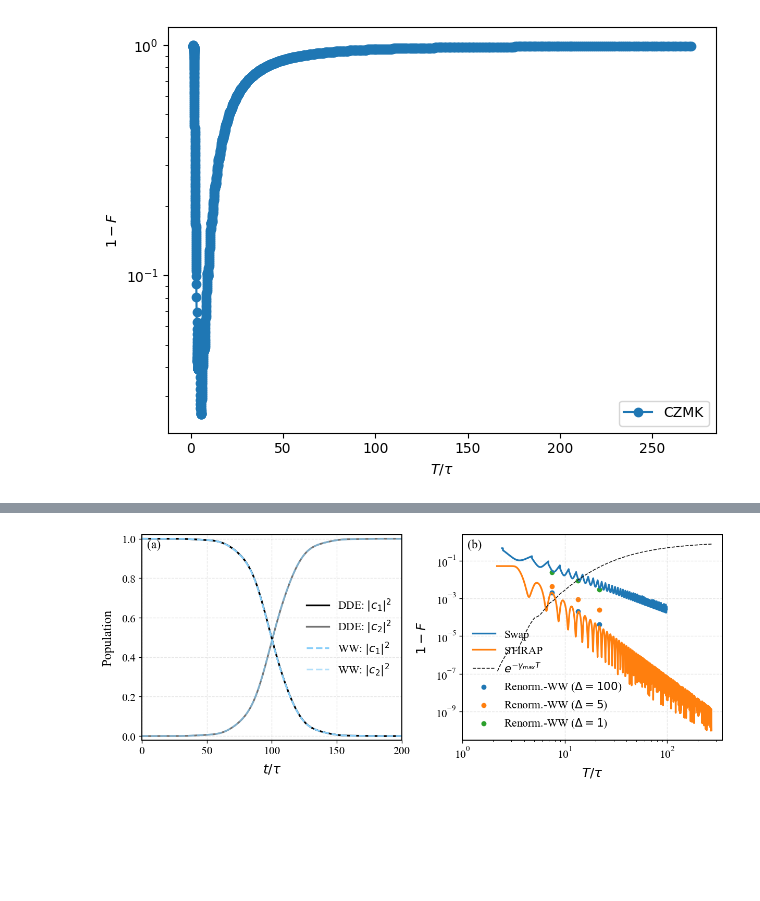
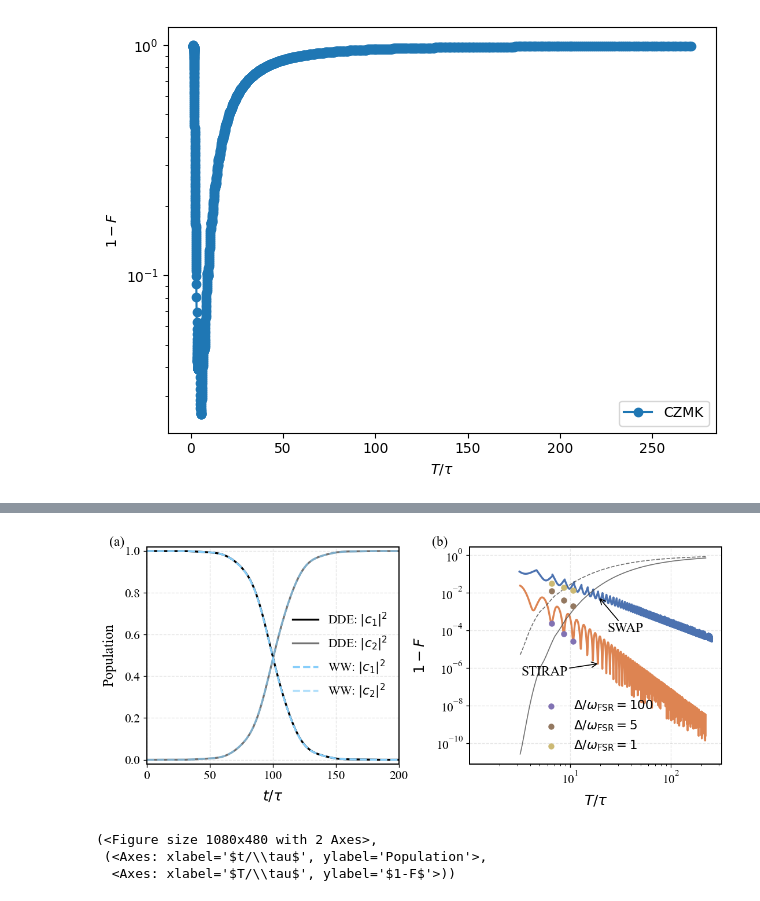
Before and after one commit to Taitoos2/non_markovian_qubit_swap, a Jupyter notebook: Idea_3.ipynb, the cells around one changed output, grey strips where cells are left out. Saved outputs shown, nothing was run; the diff lists cells and outputs as text; code cells hidden in the pictures; blank space fills up the shorter version.

Commit message:
add the plot for paper and appendix

```diff
--- a/Idea_3.ipynb
+++ b/Idea_3.ipynb
@@ -180,16 +164,15 @@ CZMK_Scan_T(T_list=T_list, gamma=gamma, tau=1, dt_max=0.001)
 # %%
 from expt_sets import fig_paper_QST_and_IF_vs_T
 
-from qnetwork.tools import set_plot_style
-
-set_plot_style()
-
-fig, ax = fig_paper_QST_and_IF_vs_T(
+fig_paper_QST_and_IF_vs_T(
     tau=1.0,
     gamma=0.1,
     T_dyn=200,
-    figsize=(10, 4),
-    save="idea3.pdf",
+    figsize=(7, 3.2),
+    save="figure_3.pdf",
 )
 # %% [output]
-[figure, old version]
+[figure, new version]
+(<Figure size 1080x480 with 2 Axes>,
+ (<Axes: xlabel='$t/\\tau$', ylabel='Population'>,
+  <Axes: xlabel='$T/\\tau$', ylabel='$1-F$'>))
```
Also changed, not shown: parts of 15 cells of this notebook, 12 other files.
